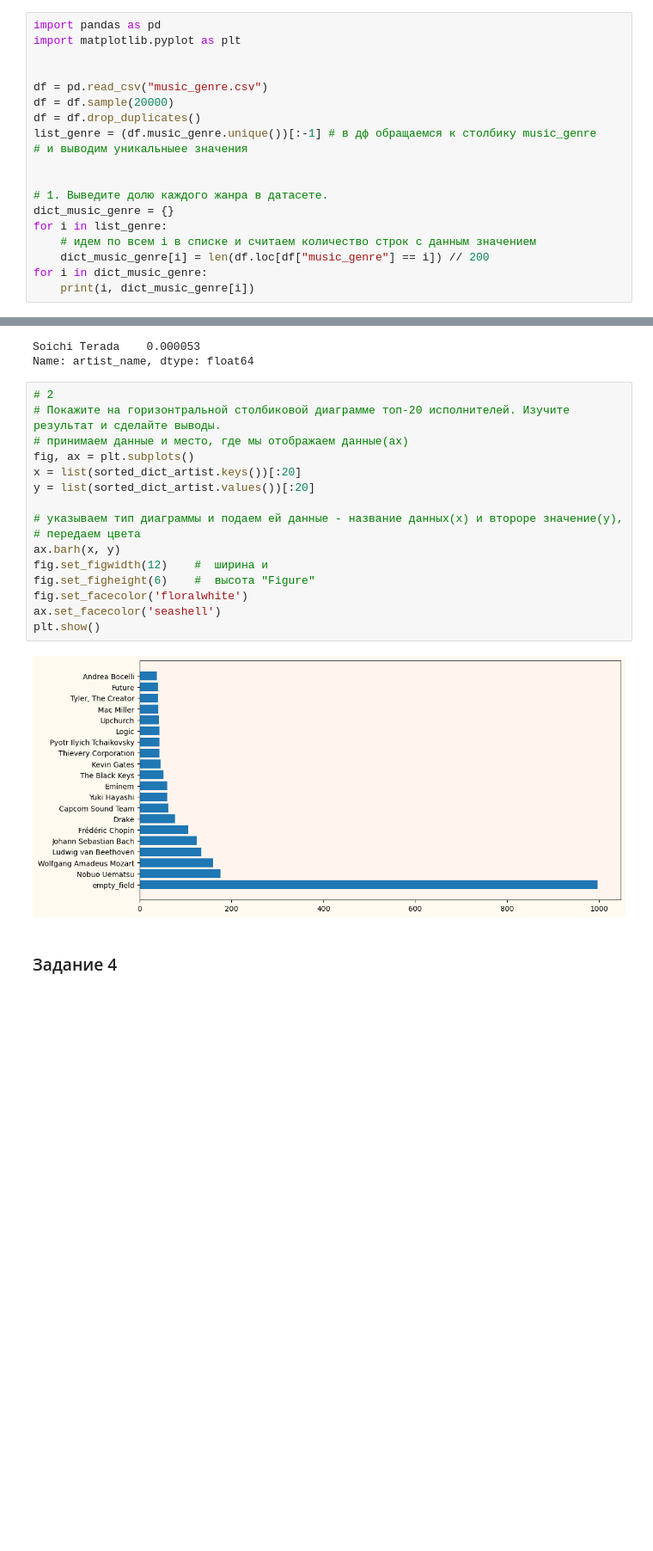
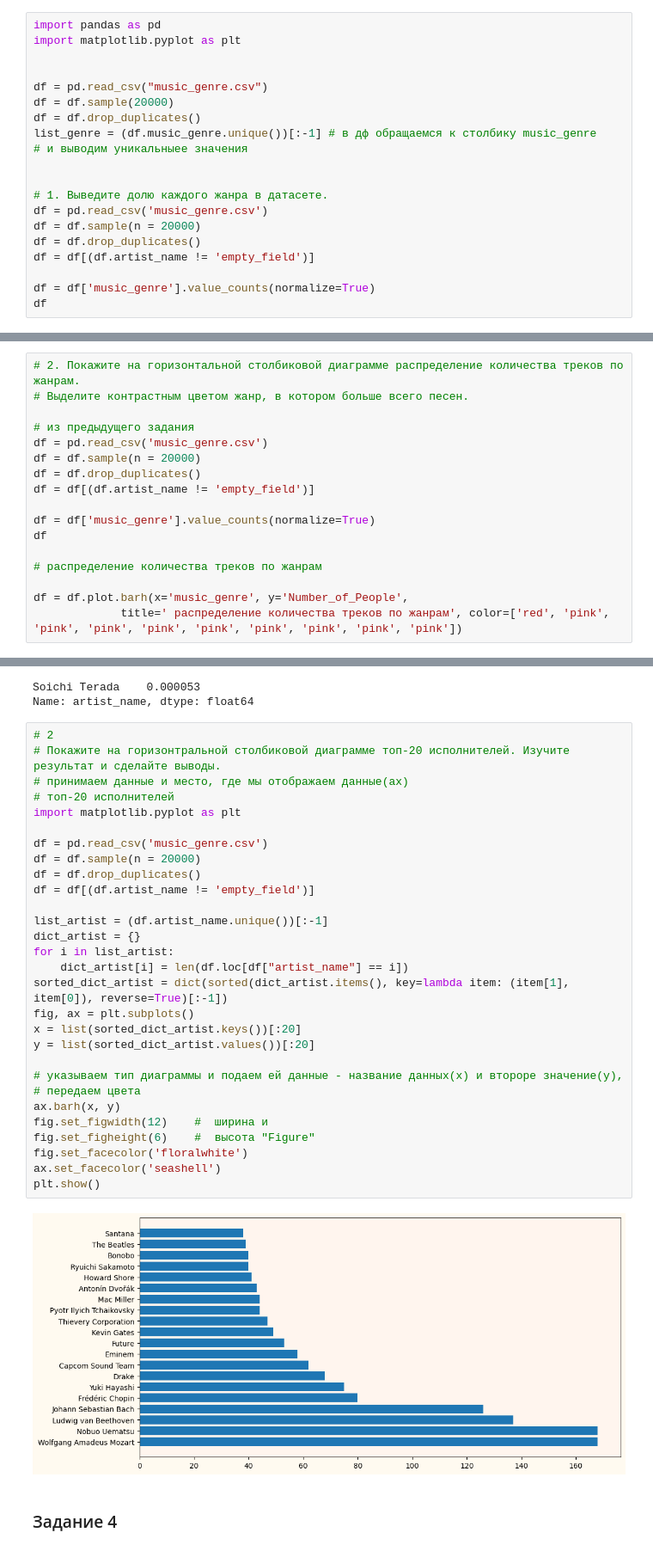
Before and after one commit to Daria13-gif/cs102, a Jupyter notebook: Копия_блокнота_"Практическая_работа_6_22_23_ipynb".ipynb, the cells around one changed output, grey strips where cells are left out. Shown: that part at 86% size. Cells and saved outputs as stored; diff of their text form; blank space fills up the shorter version.

```diff
--- a/Копия_блокнота_"Практическая_работа_6_22_23_ipynb".ipynb
+++ b/Копия_блокнота_"Практическая_работа_6_22_23_ipynb".ipynb
@@ -89,10 +89,11 @@ list_genre = (df.music_genre.unique())[:-1] # в дф обращаемся к с
 
 
 # 1. Выведите долю каждого жанра в датасете.
-dict_music_genre = {}
-for i in list_genre:
-    # идем по всем i в списке и считаем количество строк с данным значением
-    dict_music_genre[i] = len(df.loc[df["music_genre"] == i]) // 200
-for i in dict_music_genre:
-    print(i, dict_music_genre[i])
+df = pd.read_csv('music_genre.csv')
+df = df.sample(n = 20000)
+df = df.drop_duplicates()
+df = df[(df.artist_name != 'empty_field')]
+
+df = df['music_genre'].value_counts(normalize=True)
+df
 # %% [output]
@@ -127,0 +111,17 @@ plt.show()
+# %%
+# 2. Покажите на горизонтальной столбиковой диаграмме распределение количества треков по жанрам.
+# Выделите контрастным цветом жанр, в котором больше всего песен.
+
+# из предыдущего задания
+df = pd.read_csv('music_genre.csv')
+df = df.sample(n = 20000)
+df = df.drop_duplicates()
+df = df[(df.artist_name != 'empty_field')]
+
+df = df['music_genre'].value_counts(normalize=True)
+df
+
+# распределение количества треков по жанрам
+
+df = df.plot.barh(x='music_genre', y='Number_of_People',
+             title=' распределение количества треков по жанрам', color=['red', 'pink', 'pink', 'pink', 'pink', 'pink', 'pink', 'pink', 'pink', 'pink'])
@@ -209,21 +211,34 @@ Name: artist_name, dtype: float64
 # %%
 # 2
 # Покажите на горизонтральной столбиковой диаграмме топ-20 исполнителей. Изучите результат и сделайте выводы.
 # принимаем данные и место, где мы отображаем данные(ах)
+# топ-20 исполнителей
+import matplotlib.pyplot as plt
+
+df = pd.read_csv('music_genre.csv')
+df = df.sample(n = 20000)
+df = df.drop_duplicates()
+df = df[(df.artist_name != 'empty_field')]
+
+list_artist = (df.artist_name.unique())[:-1]
+dict_artist = {}
+for i in list_artist:
+    dict_artist[i] = len(df.loc[df["artist_name"] == i])
+sorted_dict_artist = dict(sorted(dict_artist.items(), key=lambda item: (item[1], item[0]), reverse=True)[:-1])
 fig, ax = plt.subplots()
 x = list(sorted_dict_artist.keys())[:20]
 y = list(sorted_dict_artist.values())[:20]
 
 # указываем тип диаграммы и подаем ей данные - название данных(х) и второре значение(у),
 # передаем цвета
 ax.barh(x, y)
 fig.set_figwidth(12)    #  ширина и
 fig.set_figheight(6)    #  высота "Figure"
 fig.set_facecolor('floralwhite')
 ax.set_facecolor('seashell')
 plt.show()
 # %% [output]
-[figure, old version]
+[figure, new version]
 # %% [markdown]
 ### Задание 4
 # %% [markdown]
```
Also changed, not shown: parts of 4 cells of this notebook.
